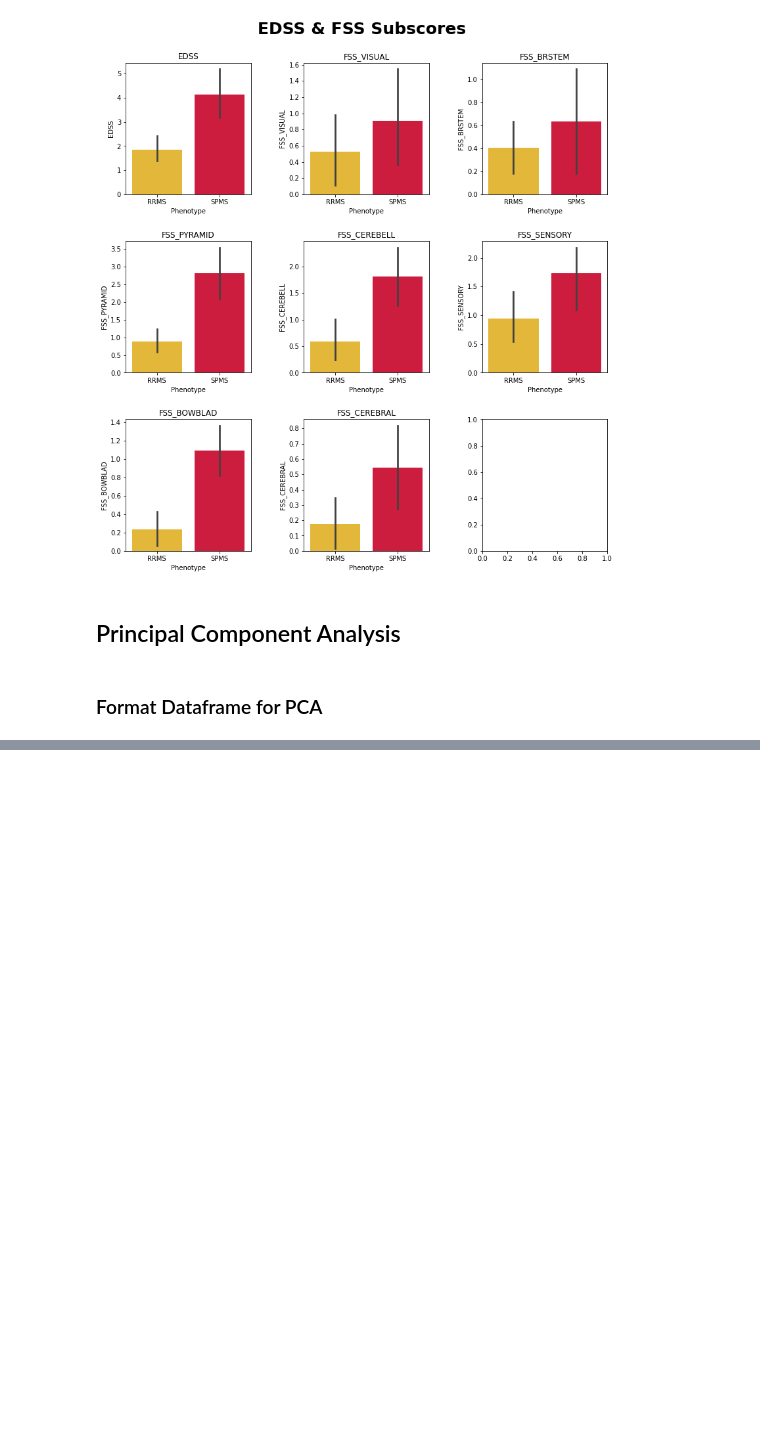
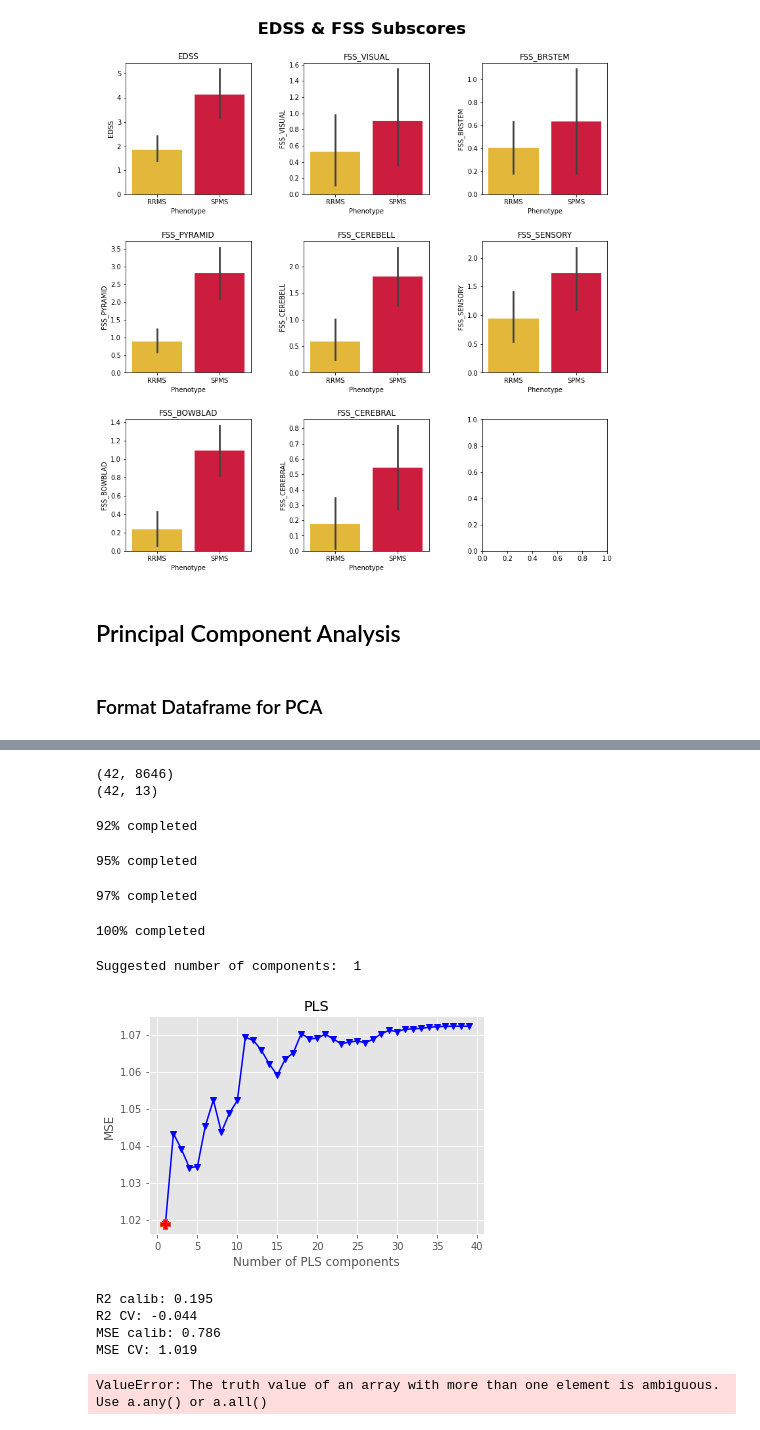
Before and after one commit to liuforest/CLMS_MRI, a Jupyter notebook: Analysis/analysis_fMRI.ipynb, the cells around one changed output, grey strips where cells are left out. Drawn from its saved outputs; the diff is of its cells as text; code cells hidden in the pictures; blank space fills up the shorter version.

```diff
--- a/Analysis/analysis_fMRI.ipynb
+++ b/Analysis/analysis_fMRI.ipynb
@@ -325,0 +338,24 @@ df_neuropsych_for_PCA.head(5)
+# %%
+# load data exported from MATLAB
+x = np.genfromtxt('../datamat.csv', delimiter='\t')
+y = np.genfromtxt('../behavmat.csv', delimiter='\t')
+behav_names = pd.read_csv('../behavnames.csv', sep='\t', header=None)
+# %%
+print(x.shape)
+print(y.shape)
+# %% [output]
+(42, 8646)
+(42, 13)
+# %%
+# Define PLS object
+pls = PLSRegression(n_components=5)
+
+# Fit
+pls.fit(x, y)
+
+# Cross-validation
+y_cv = cross_val_predict(pls, x, y, cv=10)
+
+# Calculate scores
+score = r2_score(y, y_cv)
+mse = mean_squared_error(y, y_cv)
@@ -325,0 +444,14 @@ df_neuropsych_for_PCA.head(5)
+# %%
+optimise_pls_cv(x,y, 40, plot_components=True)
+# %% [output]
+92% completed
+95% completed
+97% completed
+100% completed
+Suggested number of components:  1
+[figure, added]
+R2 calib: 0.195
+R2 CV: -0.044
+MSE calib: 0.786
+MSE CV: 1.019
+ValueError: The truth value of an array with more than one element is ambiguous. Use a.any() or a.all()
```
Also changed, not shown: parts of 5 cells of this notebook, 7 other files.
